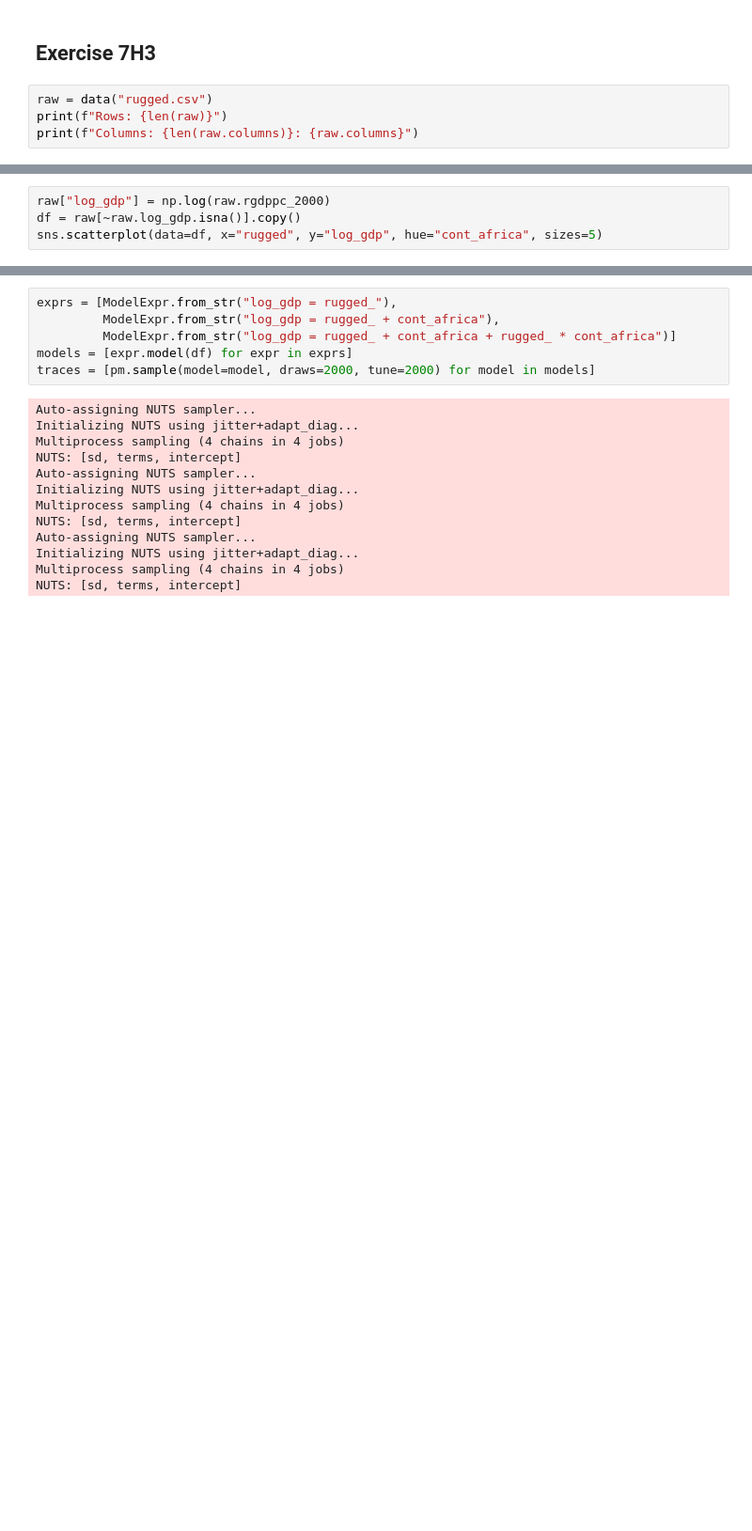
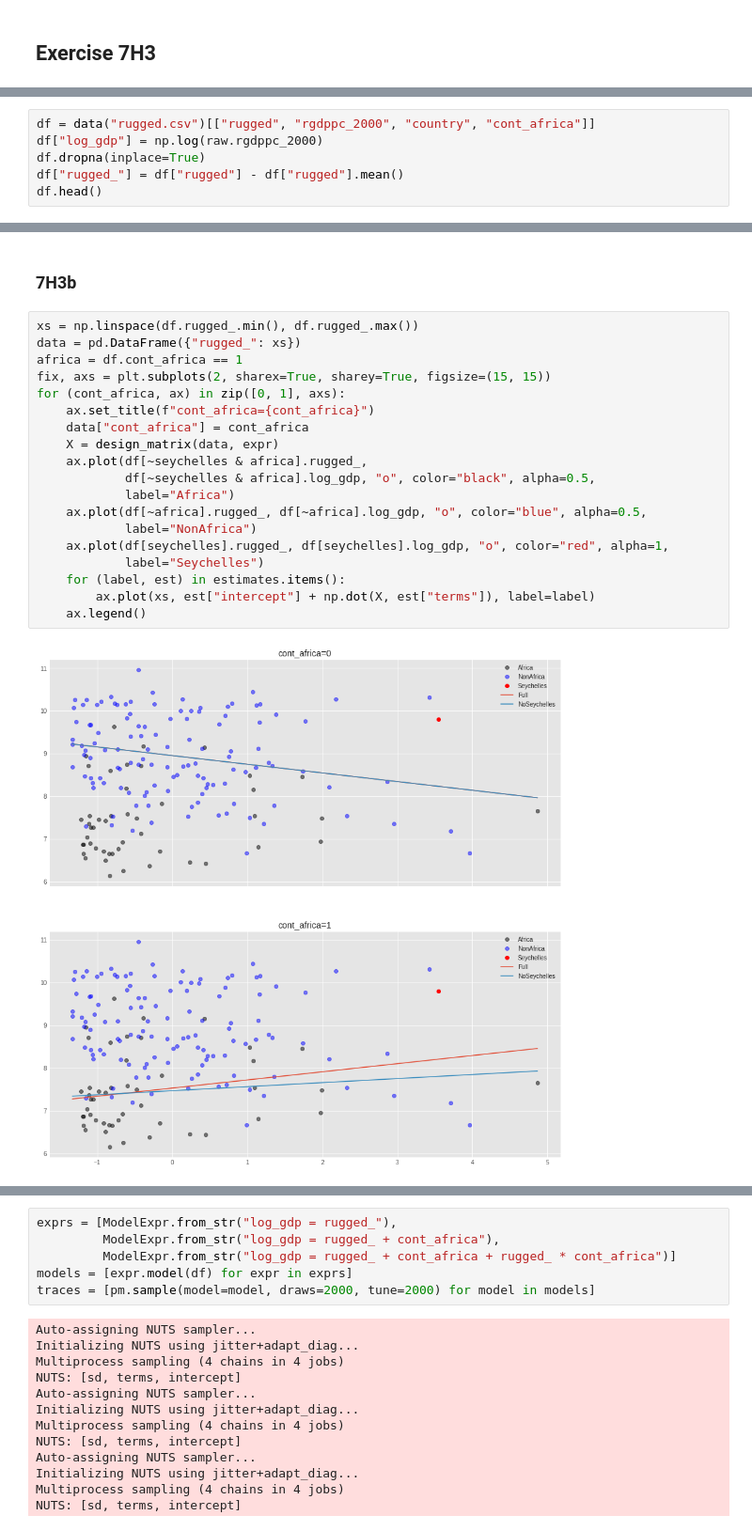
Before and after one commit to bartfrenk/courses, a Jupyter notebook: statistical-rethinking/notebooks/chapter-7.ipynb, the cells around one changed output, grey strips where cells are left out. Shown at 94% size. Cells and saved outputs as stored; diff of their text form; blank space fills up the shorter version.

```diff
--- a/statistical-rethinking/notebooks/chapter-7.ipynb
+++ b/statistical-rethinking/notebooks/chapter-7.ipynb
@@ -219,6 +220,2 @@ See http://arxiv.org/abs/1507.04544 for details
 # %% [markdown]
 ## Exercise 7H3
-# %%
-raw = data("rugged.csv")
-print(f"Rows: {len(raw)}")
-print(f"Columns: {len(raw.columns)}: {raw.columns}")
@@ -240,4 +221,0 @@ Columns: 51: Index(['isocode', 'isonum', 'country', 'rugged', 'rugged_popw', 'ru
-# %%
-raw["log_gdp"] = np.log(raw.rgdppc_2000)
-df = raw[~raw.log_gdp.isna()].copy()
-sns.scatterplot(data=df, x="rugged", y="log_gdp", hue="cont_africa", sizes=5)
@@ -320,0 +224,6 @@ See http://arxiv.org/abs/1507.04544 for details
+# %%
+df = data("rugged.csv")[["rugged", "rgdppc_2000", "country", "cont_africa"]]
+df["log_gdp"] = np.log(raw.rgdppc_2000)
+df.dropna(inplace=True)
+df["rugged_"] = df["rugged"] - df["rugged"].mean()
+df.head()
@@ -320,0 +245,23 @@ See http://arxiv.org/abs/1507.04544 for details
+# %% [markdown]
+### 7H3b
+# %%
+xs = np.linspace(df.rugged_.min(), df.rugged_.max())
+data = pd.DataFrame({"rugged_": xs})
+africa = df.cont_africa == 1
+fix, axs = plt.subplots(2, sharex=True, sharey=True, figsize=(15, 15))
+for (cont_africa, ax) in zip([0, 1], axs):
+    ax.set_title(f"cont_africa={cont_africa}")
+    data["cont_africa"] = cont_africa
+    X = design_matrix(data, expr)
+    ax.plot(df[~seychelles & africa].rugged_,
+            df[~seychelles & africa].log_gdp, "o", color="black", alpha=0.5,
+            label="Africa")
+    ax.plot(df[~africa].rugged_, df[~africa].log_gdp, "o", color="blue", alpha=0.5,
+            label="NonAfrica")
+    ax.plot(df[seychelles].rugged_, df[seychelles].log_gdp, "o", color="red", alpha=1,
+            label="Seychelles")
+    for (label, est) in estimates.items():
+        ax.plot(xs, est["intercept"] + np.dot(X, est["terms"]), label=label)
+    ax.legend()
+# %% [output]
+[figure, added]
```
Also changed, not shown: parts of 29 cells of this notebook, 1 other file.
